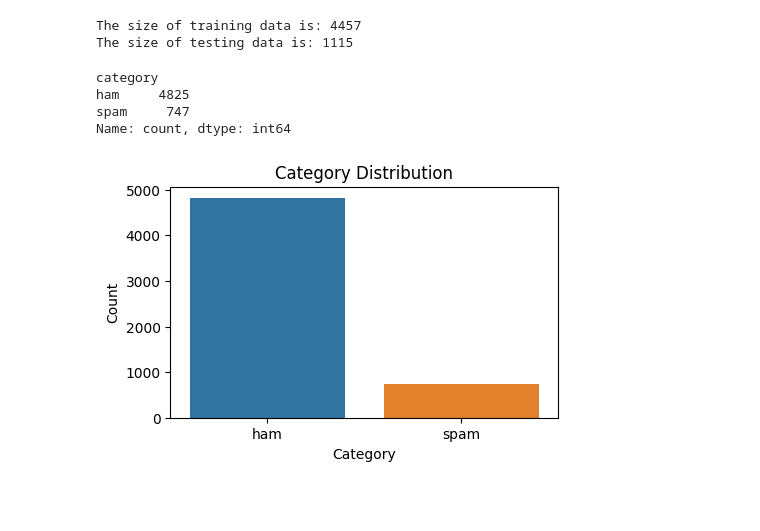
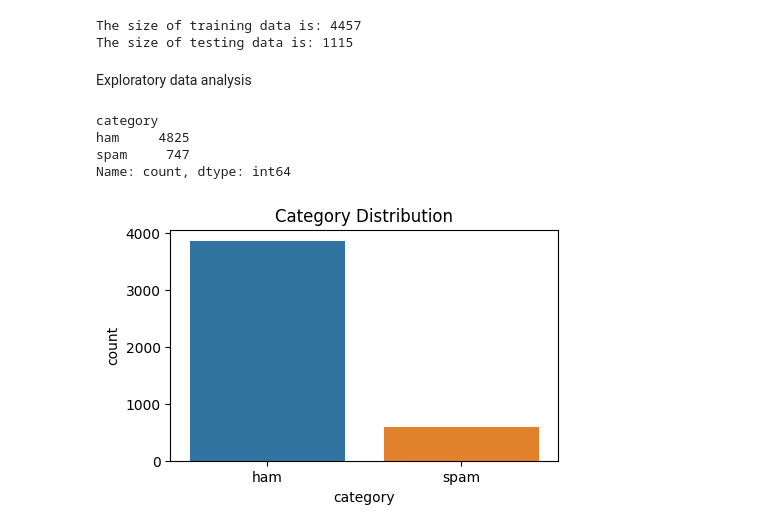
Before and after one commit to Slimcent/Spam-Message-Detection, a Jupyter notebook: Spam_Message_Detection.ipynb, the cells around one changed output. Drawn from its saved outputs; the diff is of its cells as text; code cells hidden in the pictures; blank space fills up the shorter version.

Commit message:
exploratory data analysis

```diff
--- a/Spam_Message_Detection.ipynb
+++ b/Spam_Message_Detection.ipynb
@@ -94,6 +95,8 @@ print(f'The size of testing data is: {X_test.shape[0]}')
 # %% [output]
 The size of training data is: 4457
 The size of testing data is: 1115
+# %% [markdown]
+Exploratory data analysis
 # %%
 # Display category distribution
 print(df['category'].value_counts())
@@ -103,12 +106,15 @@ ham     4825
 spam     747
 Name: count, dtype: int64
 # %%
+# Visualize Category Distribution
+
+# Combine X_train and y_train
+train_df = pd.DataFrame({'text': X_train, 'category': y_train})
+
 # Plot category distribution
 plt.figure(figsize=(5, 3))
-sns.countplot(x='category', data=df)
+sns.countplot(x='category', data=train_df)
 plt.title('Category Distribution')
-plt.xlabel('Category')
-plt.ylabel('Count')
 plt.show()
 # %% [output]
-[figure, old version]
+[figure, new version]
```
Also changed, not shown: parts of 6 cells of this notebook.
